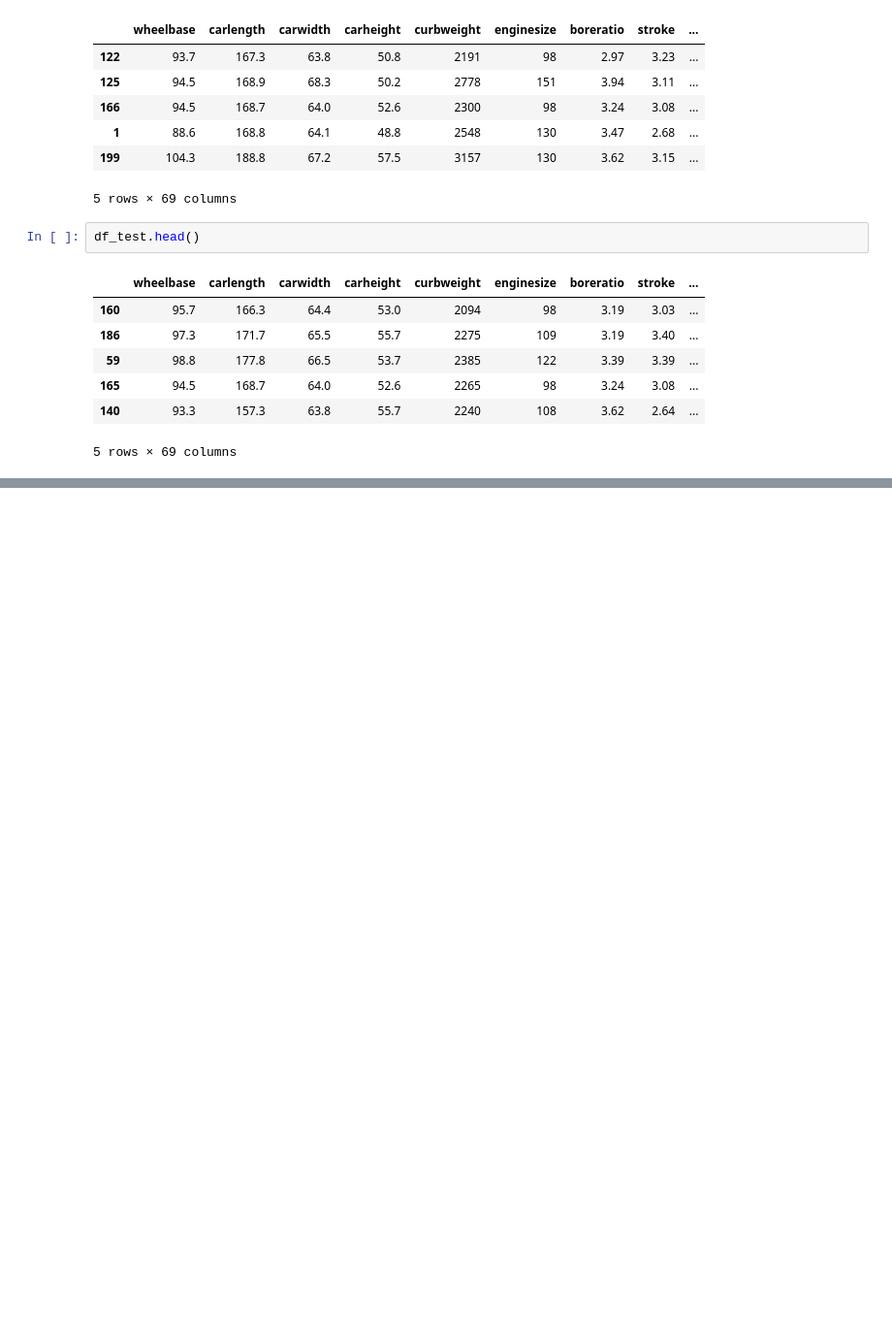
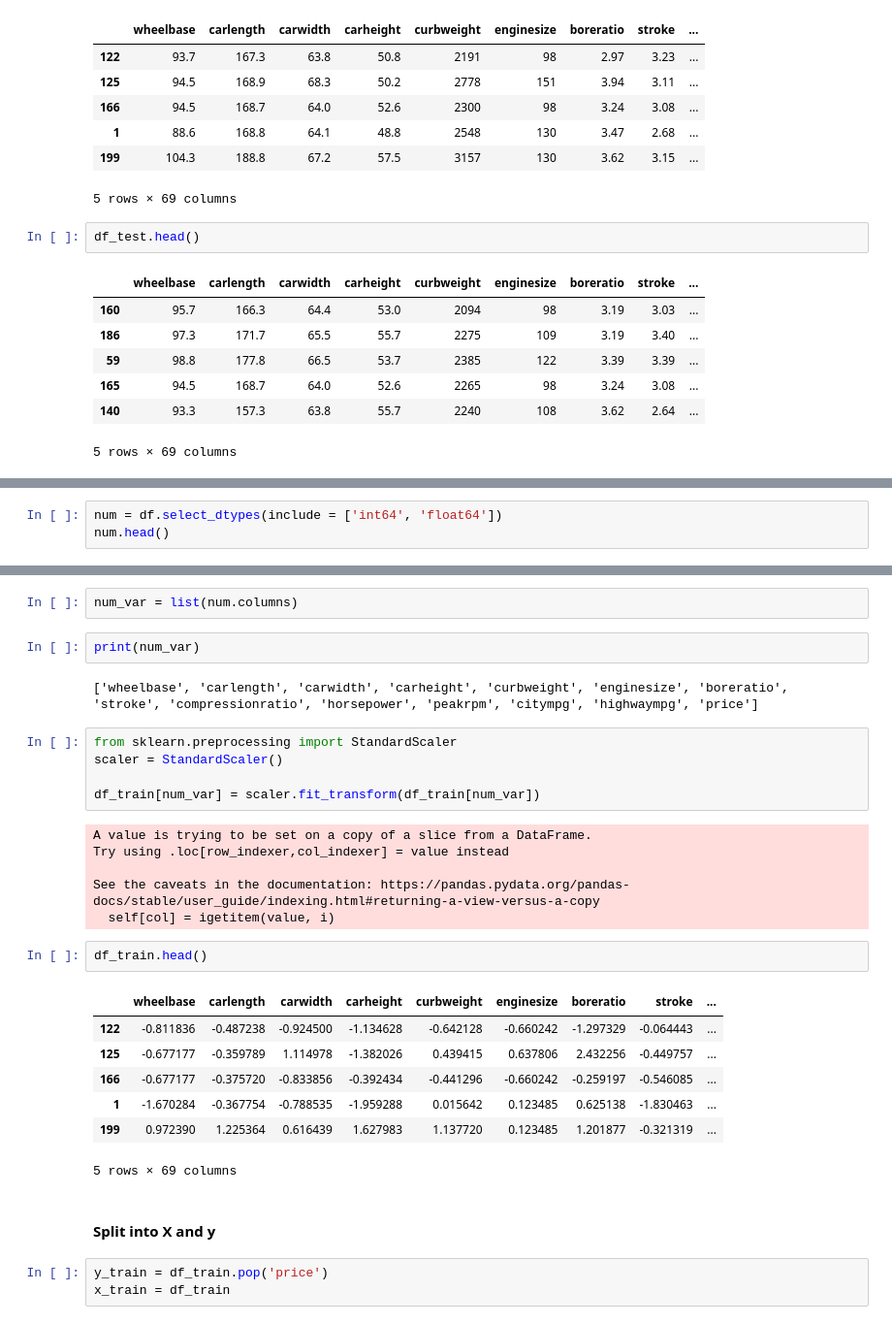
Before and after one commit to Karen9119/Car-Linear-Regression, a Jupyter notebook: DS C41.ipynb, the cells around one changed output, grey strips where cells are left out. Shown at 97% size. Saved outputs shown, nothing was run; the diff lists cells and outputs as text; blank space fills up the shorter version.

```diff
--- a/DS C41.ipynb
+++ b/DS C41.ipynb
@@ -274,0 +277,3 @@ df_test.head()
+# %%
+num = df.select_dtypes(include = ['int64', 'float64'])
+num.head()
@@ -274,0 +287,32 @@ df_test.head()
+# %%
+num_var = list(num.columns)
+# %%
+print(num_var)
+# %% [output]
+['wheelbase', 'carlength', 'carwidth', 'carheight', 'curbweight', 'enginesize', 'boreratio', 'stroke', 'compressionratio', 'horsepower', 'peakrpm', 'citympg', 'highwaympg', 'price']
+# %%
+from sklearn.preprocessing import StandardScaler
+scaler = StandardScaler()
+
+df_train[num_var] = scaler.fit_transform(df_train[num_var])
+# %% [output]
+A value is trying to be set on a copy of a slice from a DataFrame.
+Try using .loc[row_indexer,col_indexer] = value instead
+
+See the caveats in the documentation: https://pandas.pydata.org/pandas-docs/stable/user_guide/indexing.html#returning-a-view-versus-a-copy
+  self[col] = igetitem(value, i)
+# %%
+df_train.head()
+# %% [output]
+|  | wheelbase | carlength | carwidth | carheight | curbweight | enginesize | boreratio | stroke | ... |
+| 122 | -0.811836 | -0.487238 | -0.924500 | -1.134628 | -0.642128 | -0.660242 | -1.297329 | -0.064443 | ... |
+| 125 | -0.677177 | -0.359789 | 1.114978 | -1.382026 | 0.439415 | 0.637806 | 2.432256 | -0.449757 | ... |
+| 166 | -0.677177 | -0.375720 | -0.833856 | -0.392434 | -0.441296 | -0.660242 | -0.259197 | -0.546085 | ... |
+| 1 | -1.670284 | -0.367754 | -0.788535 | -1.959288 | 0.015642 | 0.123485 | 0.625138 | -1.830463 | ... |
+| 199 | 0.972390 | 1.225364 | 0.616439 | 1.627983 | 1.137720 | 0.123485 | 1.201877 | -0.321319 | ... |
+5 rows × 69 columns
+# %% [markdown]
+#### Split into X and y
+# %%
+y_train = df_train.pop('price')
+x_train = df_train
```
Also changed, not shown: parts of 2 cells of this notebook.
